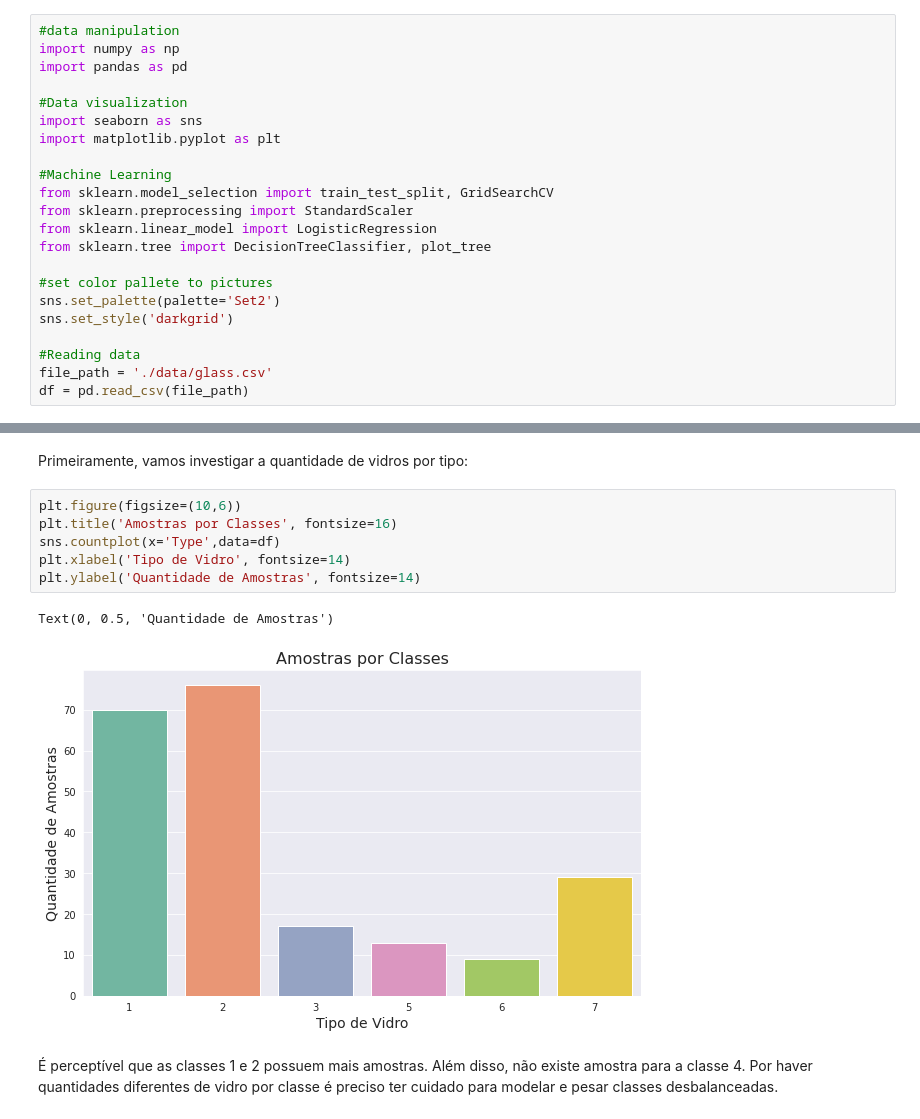
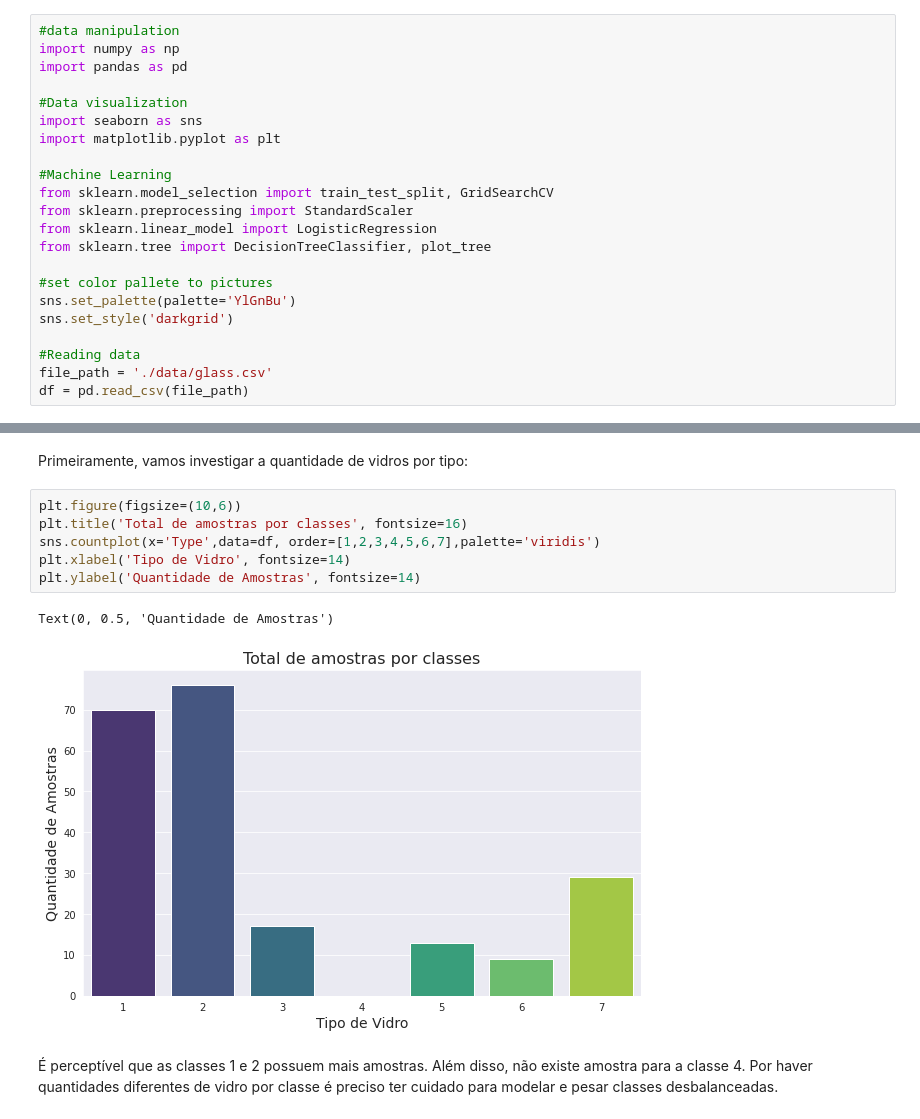
Before and after one commit to davi-santos/Glass-Classification, a Jupyter notebook: Data Analysis.ipynb, the cells around one changed output, grey strips where cells are left out. Drawn from its saved outputs; the diff is of its cells as text.

```diff
--- a/Data Analysis.ipynb
+++ b/Data Analysis.ipynb
@@ -26,7 +26,7 @@ from sklearn.linear_model import LogisticRegression
 from sklearn.tree import DecisionTreeClassifier, plot_tree
 
 #set color pallete to pictures
-sns.set_palette(palette='Set2')
+sns.set_palette(palette='YlGnBu')
 sns.set_style('darkgrid')
 
 #Reading data
@@ -117,13 +131,13 @@ df.groupby('Type').mean()
 Primeiramente, vamos investigar a quantidade de vidros por tipo:
 # %%
 plt.figure(figsize=(10,6))
-plt.title('Amostras por Classes', fontsize=16)
-sns.countplot(x='Type',data=df)
+plt.title('Total de amostras por classes', fontsize=16)
+sns.countplot(x='Type',data=df, order=[1,2,3,4,5,6,7],palette='viridis')
 plt.xlabel('Tipo de Vidro', fontsize=14)
 plt.ylabel('Quantidade de Amostras', fontsize=14)
 # %% [output]
 Text(0, 0.5, 'Quantidade de Amostras')
-[figure, old version]
+[figure, new version]
 # %% [markdown]
 É perceptível que as classes 1 e 2 possuem mais amostras. Além disso, não existe amostra para a classe 4. Por haver quantidades diferentes de vidro por classe é preciso ter cuidado para modelar e pesar classes desbalanceadas.
 # %% [markdown]
```
Also changed, not shown: parts of 17 cells of this notebook.
